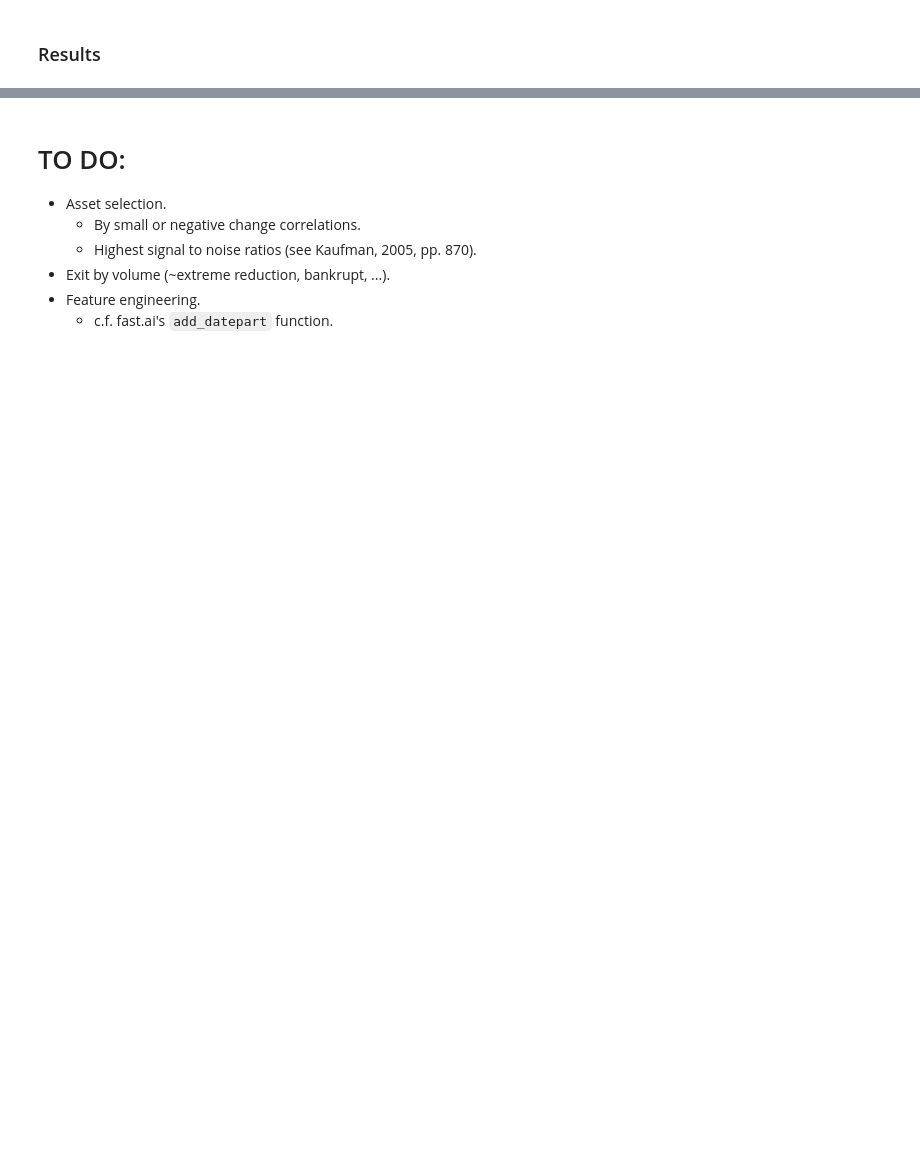
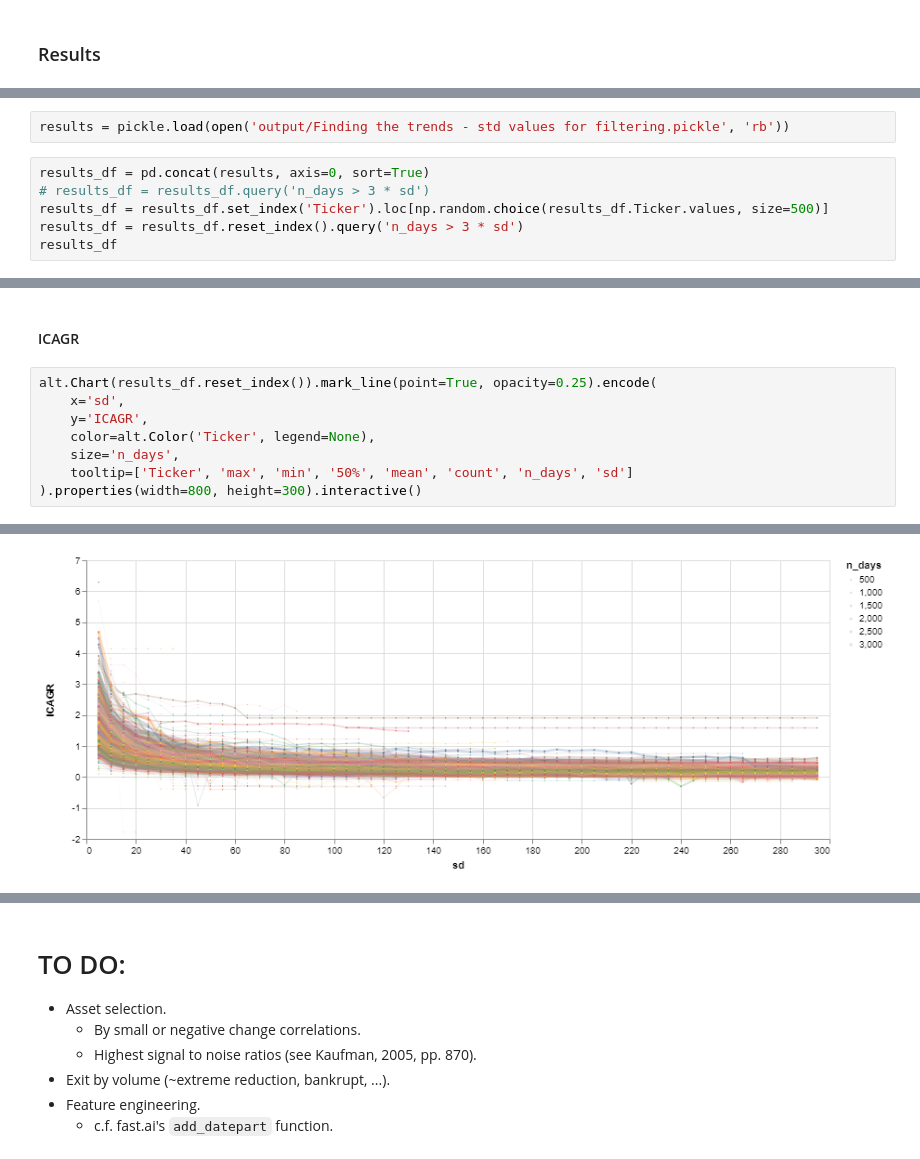
Before and after one commit to peerchen/trend-following-1, a Jupyter notebook: Finding the Trends.ipynb, the cells around one changed output, grey strips where cells are left out. Cells and saved outputs as stored; diff of their text form; blank space fills up the shorter version.

Commit message:
Finding trends...

```diff
--- a/Finding the Trends.ipynb
+++ b/Finding the Trends.ipynb
@@ -468,0 +334,8 @@ results_df = results_df.query('n_days > 3 * sd')
+# %%
+results = pickle.load(open('output/Finding the trends - std values for filtering.pickle', 'rb'))
+# %%
+results_df = pd.concat(results, axis=0, sort=True)
+# results_df = results_df.query('n_days > 3 * sd')
+results_df = results_df.set_index('Ticker').loc[np.random.choice(results_df.Ticker.values, size=500)]
+results_df = results_df.reset_index().query('n_days > 3 * sd')
+results_df
@@ -468,0 +350,11 @@ results_df = results_df.query('n_days > 3 * sd')
+# %% [markdown]
+####  ICAGR
+# %%
+alt.Chart(results_df.reset_index()).mark_line(point=True, opacity=0.25).encode(
+    x='sd',
+    y='ICAGR',
+    color=alt.Color('Ticker', legend=None),
+    size='n_days',
+    tooltip=['Ticker', 'max', 'min', '50%', 'mean', 'count', 'n_days', 'sd']
+).properties(width=800, height=300).interactive()
+# %% [output]
@@ -468,0 +362 @@ results_df = results_df.query('n_days > 3 * sd')
+[figure, added]
```
Also changed, not shown: parts of 65 cells of this notebook, 1 other file.
